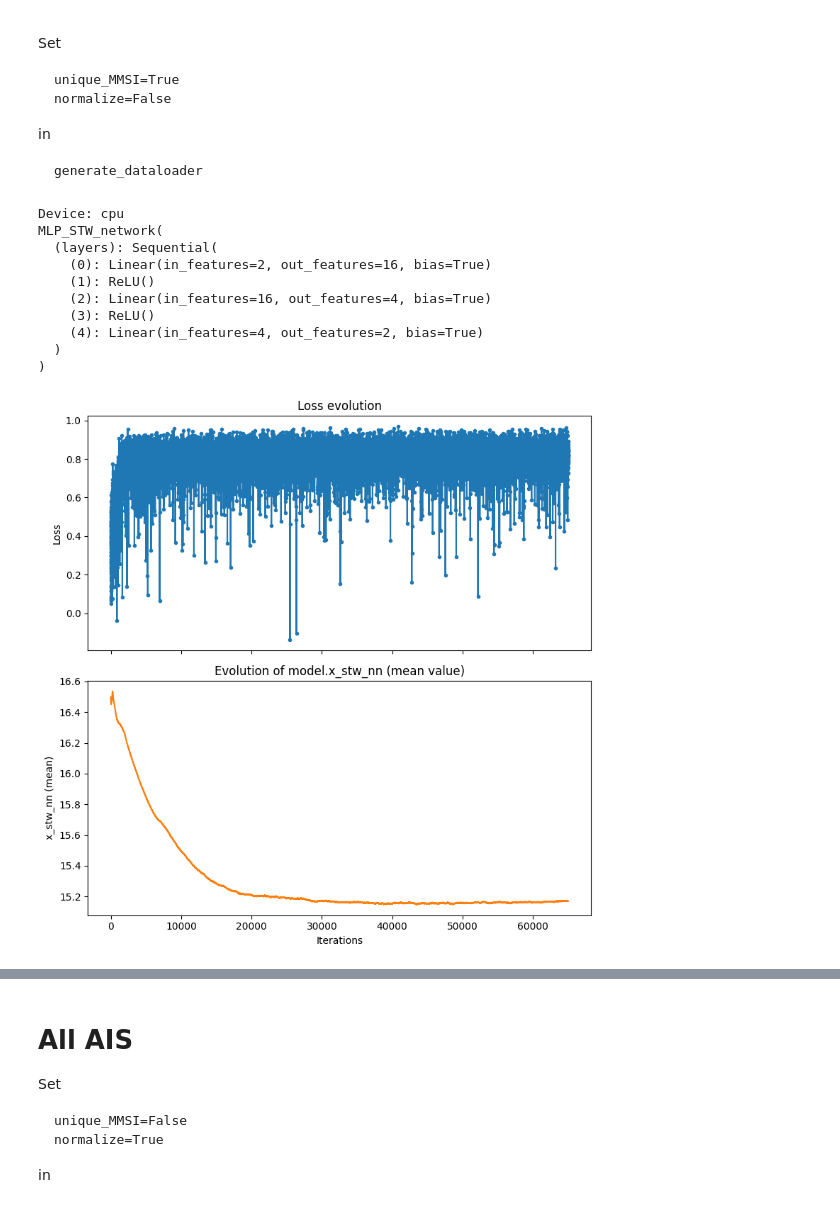
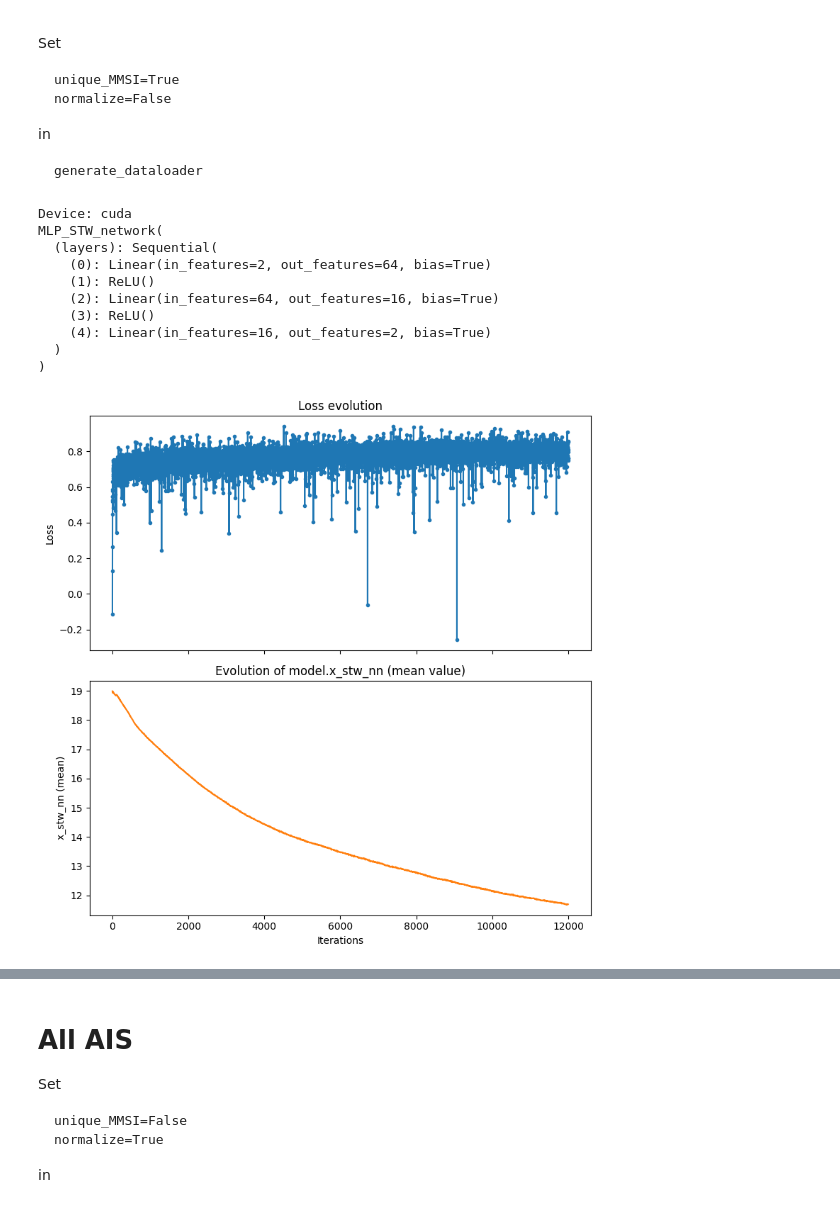
Before and after one commit to remimt/AIS-Deep-Learning-Project, a Jupyter notebook: notebooks/MainNotebook.ipynb, the cells around one changed output, grey strips where cells are left out. Saved outputs shown, nothing was run; the diff lists cells and outputs as text; code cells hidden in the pictures.

```diff
--- a/notebooks/MainNotebook.ipynb
+++ b/notebooks/MainNotebook.ipynb
@@ -969,8 +967,8 @@ batch_size = 64
 # ============================================
 
 train_loader, eval_dataset = generate_dataloader(dataset_path=dataset_path,
-                        sog_max=sog_max,
-                        sog_min= sog_min,
+                        sog_max=SOG_MAX,
+                        sog_min=SOG_MIN,
                         c_max=c_max,
                         length_max=length_max,
                         width_max=width_max,
@@ -1043,7 +1038,7 @@ import torch.optim as optim
 import matplotlib.pyplot as plt
 
 # -- Hyperparameters --
-nb_epoch = 5000
+nb_epoch = 1000
 learning_rate_main = 1e-3
 learning_rate_stw = 1e-2
 train_path = "/content/drive/MyDrive/GithubProject/AIS-Deep-Learning-Project/models/.pth"
@@ -1053,7 +1048,9 @@ device = torch.device("cuda" if torch.cuda.is_available() else "cpu")
 print(f"Device: {device}")
 
 # Model instantiation
-model = MLP_STW_network(c_max=c_max).to(device)
+model = MLP_STW_network(c_max=c_max,
+                        sog_min=SOG_MIN, sog_max=SOG_MAX,
+                        hidden1=64, hidden2=16).to(device)
 # model.load_state_dict(torch.load(train_path, map_location=device))
 print(model)
 
@@ -1097,38 +1094,38 @@ for epoch in trange(nb_epoch):
         optimizer.zero_grad()
         loss.backward()
         torch.nn.utils.clip_grad_norm_(model.parameters(), 1.0)
         optimizer.step()
 
         # Track x_stw_nn value
         with torch.no_grad():
             x_stw_values.append(model.x_stw_nn.detach().mean().item())
 
 # === Plot sur deux subplots ===
 fig, axs = plt.subplots(2, 1, figsize=(8, 8), sharex=True)
 
 axs[0].plot(train_losses, color='tab:blue', marker='.')
 axs[0].set_title("Loss evolution")
 axs[0].set_ylabel("Loss")
 
 axs[1].plot(x_stw_values, color='tab:orange')
 axs[1].set_title("Evolution of model.x_stw_nn (mean value)")
 axs[1].set_xlabel("Iterations")
 axs[1].set_ylabel("x_stw_nn (mean)")
 
 plt.tight_layout()
 plt.show()
 # %% [output]
-Device: cpu
+Device: cuda
 MLP_STW_network(
   (layers): Sequential(
-    (0): Linear(in_features=2, out_features=16, bias=True)
+    (0): Linear(in_features=2, out_features=64, bias=True)
     (1): ReLU()
-    (2): Linear(in_features=16, out_features=4, bias=True)
+    (2): Linear(in_features=64, out_features=16, bias=True)
     (3): ReLU()
-    (4): Linear(in_features=4, out_features=2, bias=True)
+    (4): Linear(in_features=16, out_features=2, bias=True)
   )
 )
-[figure, old version]
+[figure, new version]
 # %%
 from matplotlib import colors
 
```
Also changed, not shown: parts of 8 cells of this notebook.
